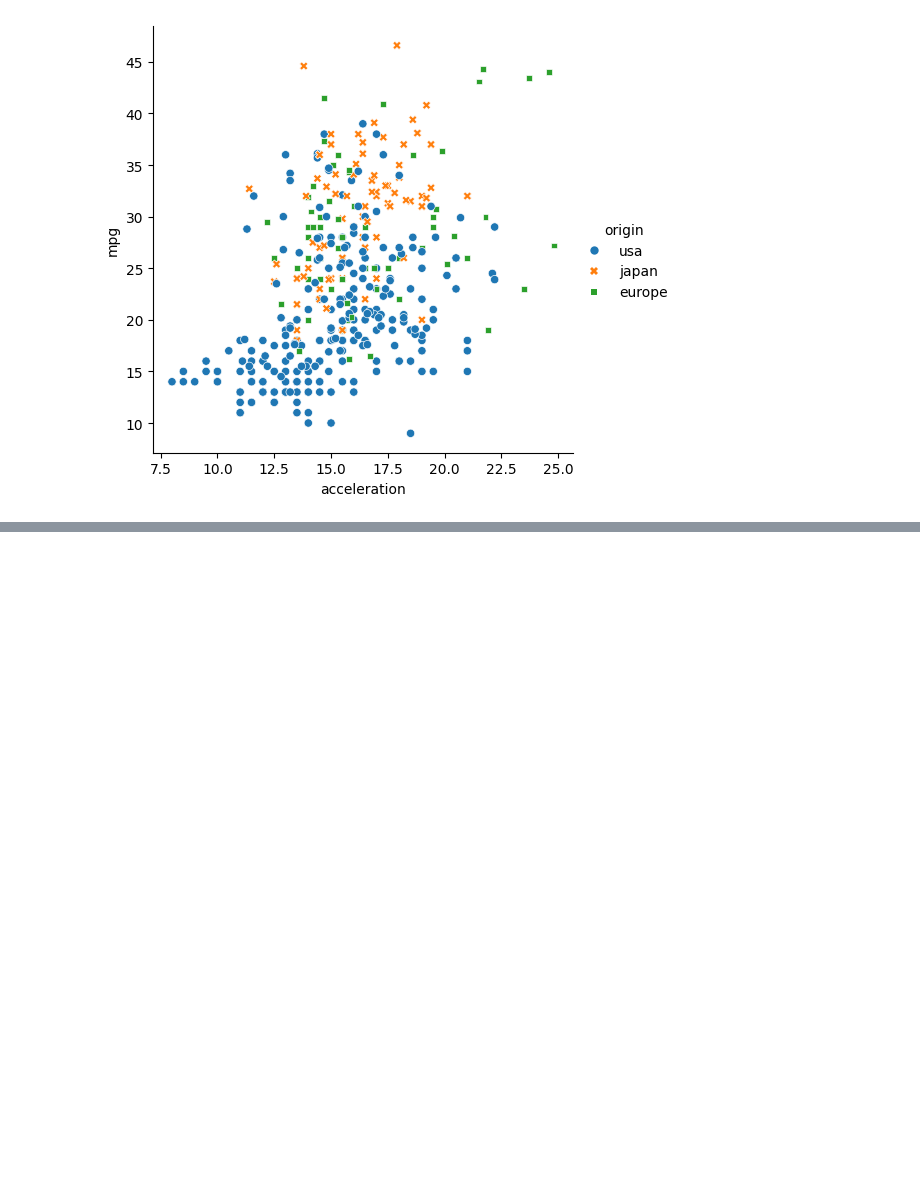
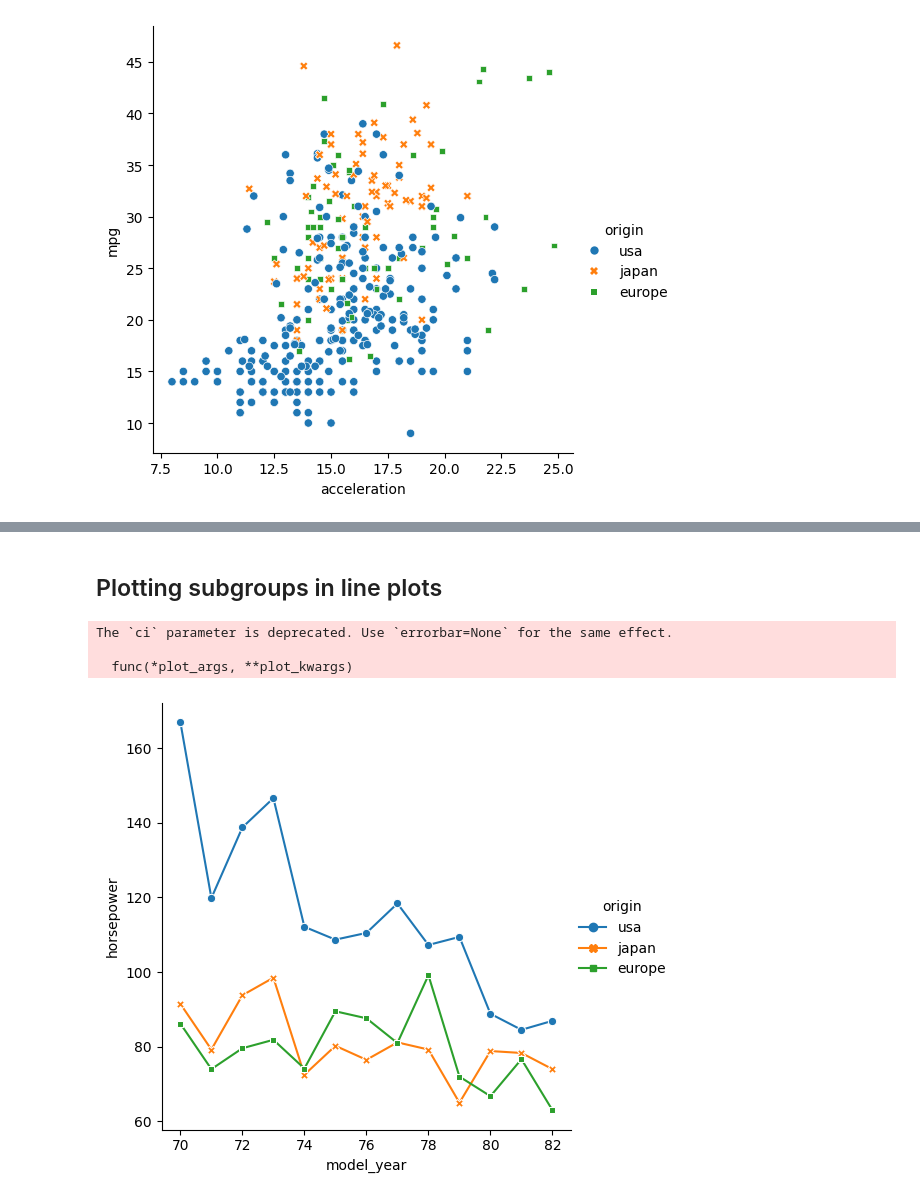
Before and after one commit to kar137/Data-wrangling-and-visualization-python, a Jupyter notebook: Data-VIsualization/Seaborn/notebooks/visualizing2quantitaivevar.ipynb, the cells around one changed output, grey strips where cells are left out. Cells and saved outputs as stored; diff of their text form; code cells hidden in the pictures; blank space fills up the shorter version.

```diff
--- a/Data-VIsualization/Seaborn/notebooks/visualizing2quantitaivevar.ipynb
+++ b/Data-VIsualization/Seaborn/notebooks/visualizing2quantitaivevar.ipynb
@@ -83,0 +177,21 @@ plt.show()
+# %% [markdown]
+## Plotting subgroups in line plots
+# %%
+# Import Matplotlib and Seaborn
+import matplotlib.pyplot as plt
+import seaborn as sns
+
+# Add markers and make each line have the same style
+sns.relplot(x="model_year", y="horsepower",
+            data=mpg, kind="line",
+            ci=None, style="origin",
+            hue="origin", markers=True,
+            dashes=False)
+
+# Show plot
+plt.show()
+# %% [output]
+The `ci` parameter is deprecated. Use `errorbar=None` for the same effect.
+
+  func(*plot_args, **plot_kwargs)
+[figure, added]
```
Also changed, not shown: parts of 2 cells of this notebook.
